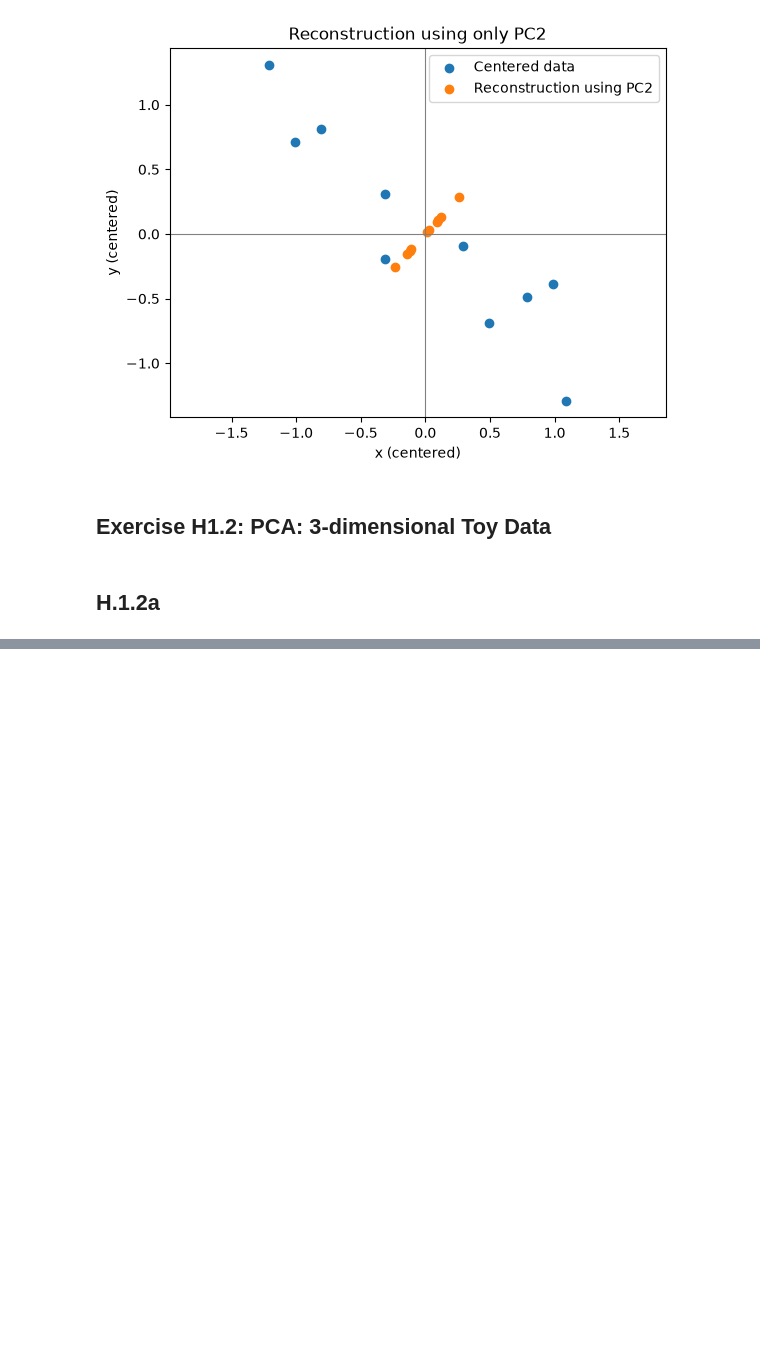
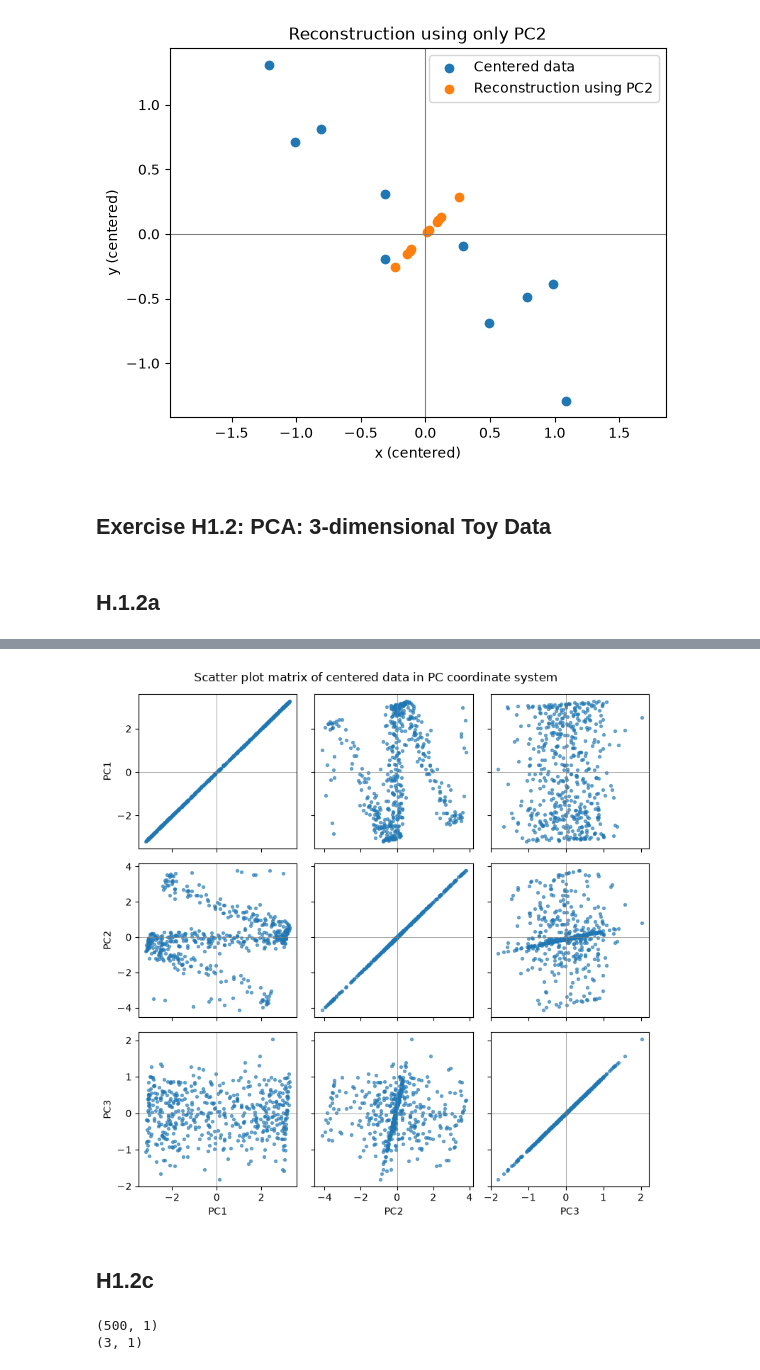
Before and after one commit to moritzeckardt/tub-machine-intelligence-2, a Jupyter notebook: exercise1/exercise1.ipynb, the cells around one changed output, grey strips where cells are left out. Drawn from its saved outputs; the diff is of its cells as text; code cells hidden in the pictures; blank space fills up the shorter version.

```diff
--- a/exercise1/exercise1.ipynb
+++ b/exercise1/exercise1.ipynb
@@ -236,0 +343,3 @@ plt.show()
+# %%
+# compute eigenvalues and eigenvectors
+eigenvalues_3d, eigenvectors_3d = np.linalg.eig(C_3d)
@@ -236,0 +362,11 @@ plt.show()
+# %%
+# sort eigenvalues and eigenvectors in descending order (highest to lowest)
+# sorting does not affect the direction of the data points after transformation
+# but when selecting specific PCs, we might remove a high-variance one
+idx = np.argsort(eigenvalues_3d)[::-1]
+
+eigenvalues_3d = eigenvalues_3d[idx]
+eigenvectors_3d = eigenvectors_3d[:, idx] # leave rows unattached, just change cols
+
+pcs_3d = eigenvectors_3d
+print(pcs_3d)
@@ -236,0 +377,7 @@ plt.show()
+# %%
+# transform data into new basis
+print(pca_3d_centered.shape)
+print(pcs_3d.shape)
+
+pca_3d_pc_coords = pca_3d_centered @ pcs_3d
+print(pca_3d_pc_coords)
@@ -236,0 +394,37 @@ plt.show()
+# %%
+# create scatter plot matrix of centered data in PC coordinate system
+fig, axes = plt.subplots(3, 3, figsize=(8, 8), sharex="col", sharey="row")
+labels = ["PC1", "PC2", "PC3"]
+
+for i in range(3):
+    for j in range(3):
+        ax = axes[i, j]
+        ax.scatter(pca_3d_pc_coords[:, j], pca_3d_pc_coords[:, i], s=8, alpha=0.6)
+        ax.axhline(0, color="gray", linewidth=0.5)
+        ax.axvline(0, color="gray", linewidth=0.5)
+        if i == 2:
+            ax.set_xlabel(labels[j])
+        if j == 0:
+            ax.set_ylabel(labels[i])
+
+fig.suptitle("Scatter plot matrix of centered data in PC coordinate system")
+plt.tight_layout()
+plt.show()
+# %% [output]
+[figure, added]
+# %% [markdown]
+## H1.2c
+# %%
+# select only pc1 coordinates
+pc1_coords_3d = pca_3d_pc_coords[:, 0:1]
+print(pc1_coords_3d.shape)
+
+# select pc1
+pc1_3d = pcs_3d[:, 0:1]
+print(pc1_3d.shape)
+
+# reconstruct data points in original feature space via matrix mul
+pca_3d_centered_reconstructed_pc1 = pc1_coords_3d @ pc1_3d.T
+# %% [output]
+(500, 1)
+(3, 1)
```
Also changed, not shown: parts of 23 cells of this notebook, 1 other file.
